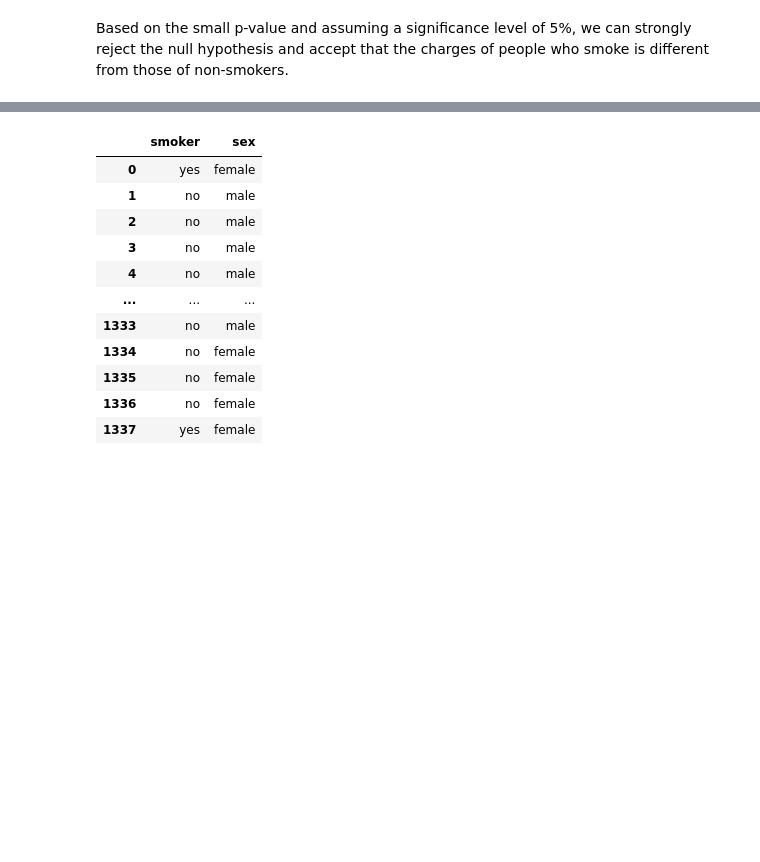
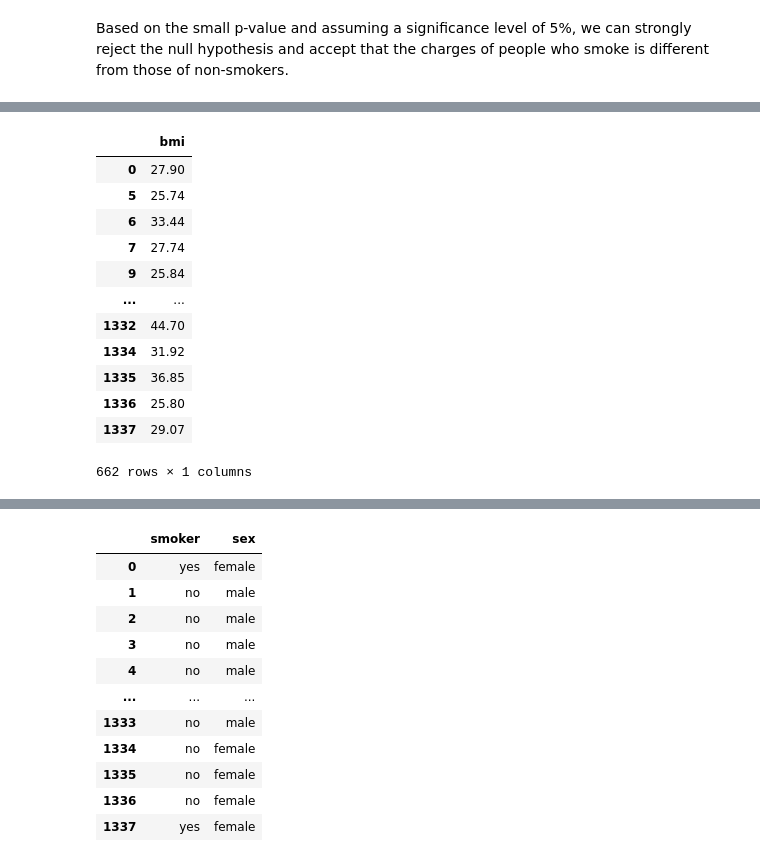
Before and after one commit to RochaErik/Medical-Data, a Jupyter notebook: Medical_data.ipynb, the cells around one changed output, grey strips where cells are left out. Saved outputs shown, nothing was run; the diff lists cells and outputs as text; code cells hidden in the pictures; blank space fills up the shorter version.

```diff
--- a/Medical_data.ipynb
+++ b/Medical_data.ipynb
@@ -365,0 +389,19 @@ Does bmi of males differ significantly from that of females?
+# %%
+# Females BMI
+
+female = pd.DataFrame(bmi_gen['bmi'][bmi_gen['sex']=='female'])
+female
+# %% [output]
+|  | bmi |
+| 0 | 27.90 |
+| 5 | 25.74 |
+| 6 | 33.44 |
+| 7 | 27.74 |
+| 9 | 25.84 |
+| ... | ... |
+| 1332 | 44.70 |
+| 1334 | 31.92 |
+| 1335 | 36.85 |
+| 1336 | 25.80 |
+| 1337 | 29.07 |
+662 rows × 1 columns
```
Also changed, not shown: parts of 10 cells of this notebook.
